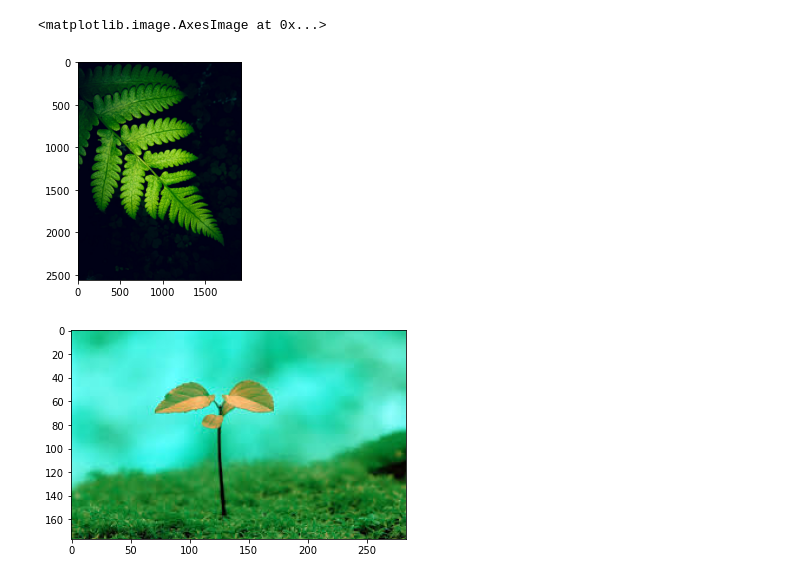
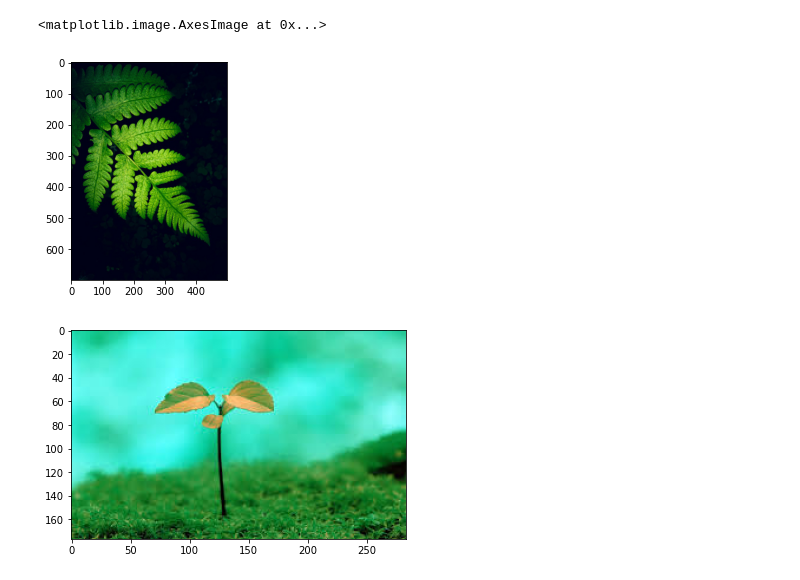
Before and after one commit to Swap77nil/Image-Processing, a Jupyter notebook: Untitled.ipynb, the cells around one changed output. Drawn from its saved outputs; the diff is of its cells as text; code cells hidden in the pictures.

```diff
--- a/Untitled.ipynb
+++ b/Untitled.ipynb
@@ -8,12 +8,12 @@ cv2.destroyAllWindows()
 # %%
 #develop a program to display the image using mathplotlib
 import matplotlib.image as mping
 import matplotlib.pyplot as plt
-img=mping.imread('leaf1.jpg')
+img=mping.imread('leaf7.jpg')
 plt.imshow(img)
 # %% [output]
 <matplotlib.image.AxesImage at 0x...>
-[figure, old version]
+[figure, new version]
 # %%
 #Develop a program to perform Linear Transformation a) Rotation b) Scaling
 from PIL import Image
```
Also changed, not shown: parts of 7 cells of this notebook.
